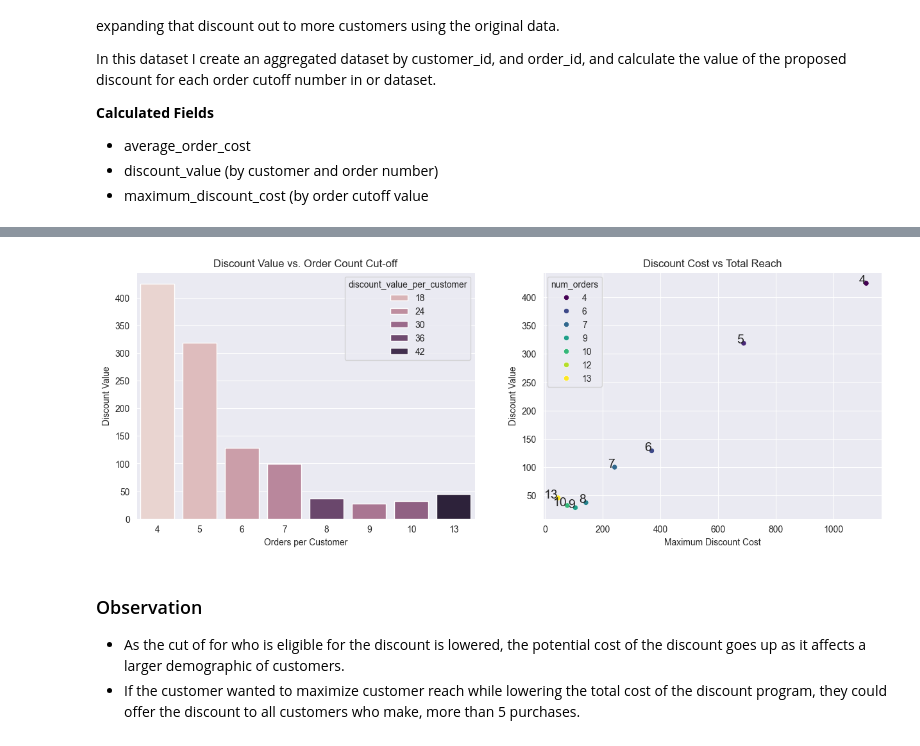
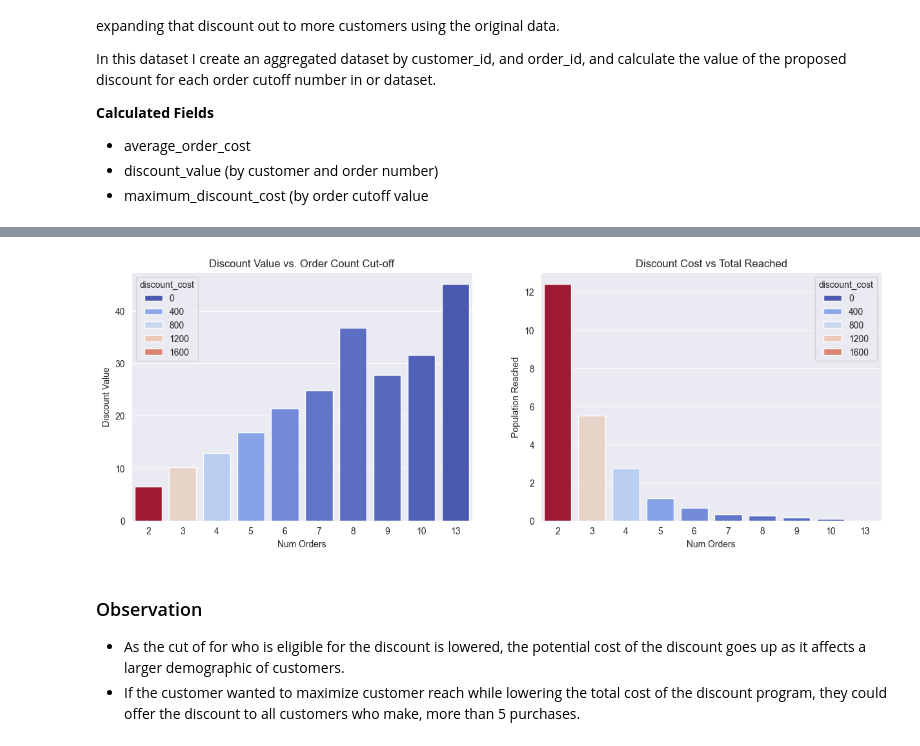
Before and after one commit to DanielLevenstein/FoodHub_UT_ML_Project1, a Jupyter notebook: FoodHubDataAnalysis.ipynb, the cells around one changed output, grey strips where cells are left out. Cells and saved outputs as stored; diff of their text form; code cells hidden in the pictures.

Commit message:
Updated chart used for Discount Cost vs. Total Reach section.

```diff
--- a/FoodHubDataAnalysis.ipynb
+++ b/FoodHubDataAnalysis.ipynb
@@ -396,6 +396,7 @@ df_top_customers = (df_clean.groupby('customer_id')
                          average_order_cost=('cost_of_the_order', 'mean'))
                     .sort_values(by='num_orders', ascending=False))
 df_top_customers = df_top_customers.reset_index().round(2)
+population_size = df_top_customers.shape[0]
 df_top_customers.head()
 # %% [output]
 |  | customer_id | num_orders | total_money_spent | average_order_cost |
@@ -429,9 +430,21 @@ df_top_customers_stats = (df_top_customers.groupby('num_orders')
 df_top_customers_stats.rename(columns={'customer_id': 'num_customers'}, inplace=True)
 df_top_customers_stats.reset_index(inplace=True)
 
+customer_count = df_clean.groupby('customer_id').agg(num_orders=('order_id', 'count')).shape[0]
 
-df_proposed_discount_df = df_top_customers_stats[df_top_customers_stats['num_orders'] > 3].copy().sort_values(by='num_orders', ascending=False)
+df_proposed_discount_df = df_top_customers_stats[df_top_customers_stats['num_orders'] > 1].copy().sort_values(by='num_orders', ascending=False)
 df_proposed_discount_df['average_order_cost'] = (df_proposed_discount_df['total_money_spent'].round(2)  /
                                                  (df_proposed_discount_df['num_customers'] * df_proposed_discount_df['num_orders']))
 df_proposed_discount_df['discount_value'] = df_proposed_discount_df['total_money_spent'] * 0.2
 df_proposed_discount_df['discount_value_per_customer'] = df_proposed_discount_df['discount_value'] / df_proposed_discount_df['num_customers']
+
+df_proposed_discount_df['discount_cost'] = df_proposed_discount_df['num_orders'].apply(
+    lambda x: df_proposed_discount_df[df_proposed_discount_df['num_orders'] > x]['discount_value'].sum()
+)
+
+df_proposed_discount_df['population_reached'] = df_proposed_discount_df['num_orders'].apply(
+    lambda x: df_proposed_discount_df[df_proposed_discount_df['num_orders'] > x]['num_customers'].sum()
+)
+
+df_proposed_discount_df['population_reached_per'] = df_proposed_discount_df['population_reached'] / population_size * 100
+df_proposed_discount_df.round(2)
@@ -438,35 +463,20 @@ df_proposed_discount_df['discount_value_per_customer'] = df_proposed_discount_df
 # %%
-import matplotlib.pyplot as plt
-import seaborn as sns
-
+df_proposed_discount_df.round(2).to_csv("output/discount_cost_vs_total_reach.csv")
 fig, (ax1, ax2) = plt.subplots(1, 2, figsize=(15, 5))
-sns.barplot(data=df_proposed_discount_df, x='num_orders', y='discount_value', hue='discount_value_per_customer', ax=ax1)
-ax1.set_xlabel("Orders per Customer")
+sns.barplot(data=df_proposed_discount_df, x='num_orders', y='discount_value_per_customer', hue='discount_cost', palette="coolwarm", ax=ax1)
+ax1.set_xlabel("Num Orders")
 ax1.set_ylabel("Discount Value")
 ax1.set_title("Discount Value vs. Order Count Cut-off")
 
-df_proposed_discount_df['maximum_discount_cost'] = df_proposed_discount_df['num_orders'].apply(
-    lambda x: df_proposed_discount_df[df_proposed_discount_df['num_orders'] >= x]['discount_value'].sum()
-)
-df_proposed_discount_df.round(2)
+sns.barplot(data=df_proposed_discount_df, x='num_orders', y='population_reached_per', hue='discount_cost',
+            palette="coolwarm", ax=ax2)
 
-sns.scatterplot(data=df_proposed_discount_df, y='discount_value', x='maximum_discount_cost', hue='num_orders', palette='viridis',
-                ax=ax2)
-for i in range(len(df_proposed_discount_df)):
-    ax2.text(df_proposed_discount_df['maximum_discount_cost'].iloc[i],
-             df_proposed_discount_df['discount_value'].iloc[i],
-             df_proposed_discount_df['num_orders'].iloc[i],
-             fontsize=14,
-             ha='right')
-ax2.set_ylabel("Discount Value")
-ax2.set_xlabel("Maximum Discount Cost")
-ax2.set_title("Discount Cost vs Total Reach")
+ax2.set_ylabel("Population Reached")
+ax2.set_xlabel("Num Orders")
+ax2.set_title("Discount Cost vs Total Reached")
 plt.savefig("output/Discount_Cost_vs_Total_Reach.png")
-df_proposed_discount_df.sort_values(by='discount_value', ascending=False, inplace=True)
-df_proposed_discount_df.round(2)
-df_proposed_discount_df.to_csv("output/discount_cost_vs_total_reach.csv", index=False)
 # %% [output]
-[figure, old version]
+[figure, new version]
 # %% [markdown]
 ### Observation
 - As the cut of for who is eligible for the discount is lowered, the potential cost of the discount goes up as it affects a larger demographic of customers.
```
Also changed, not shown: parts of 4 cells of this notebook, 6 other files.
